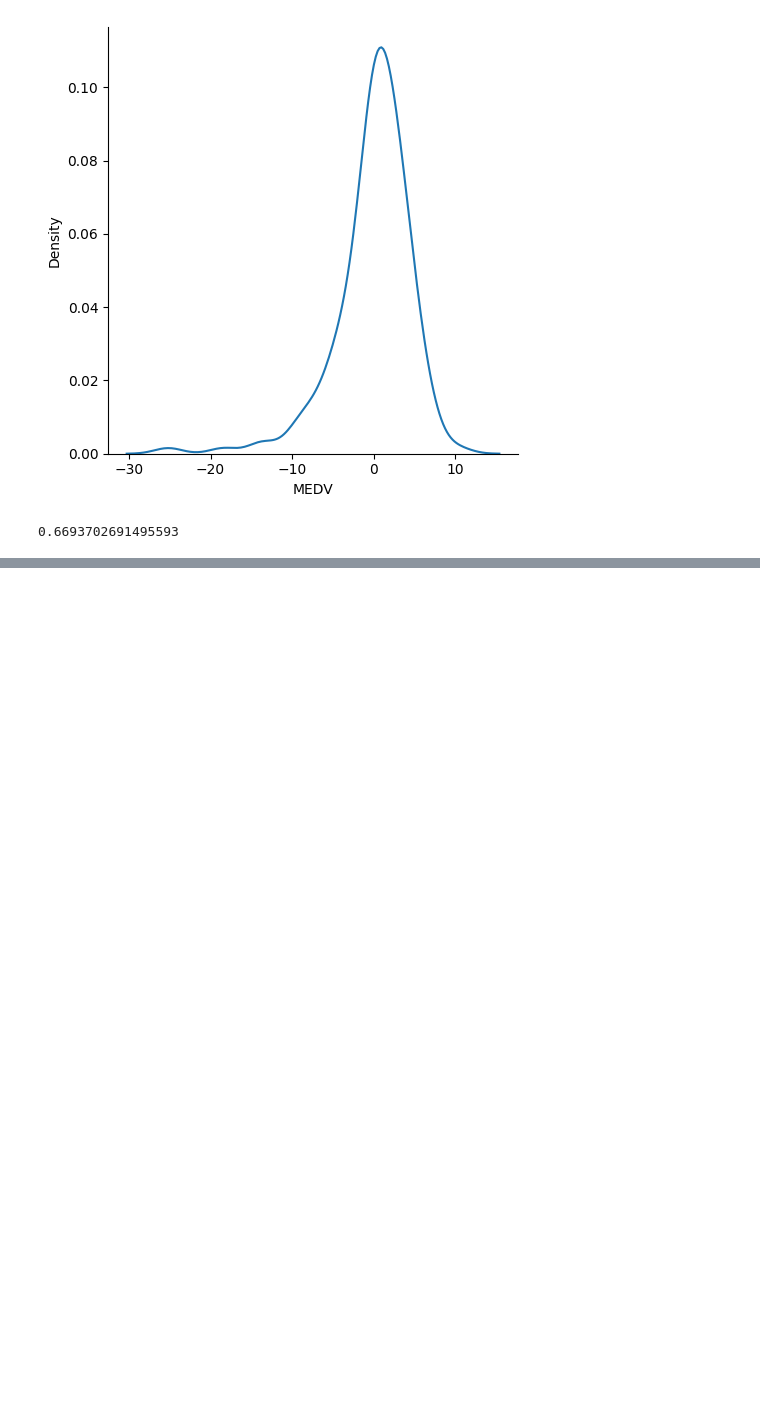
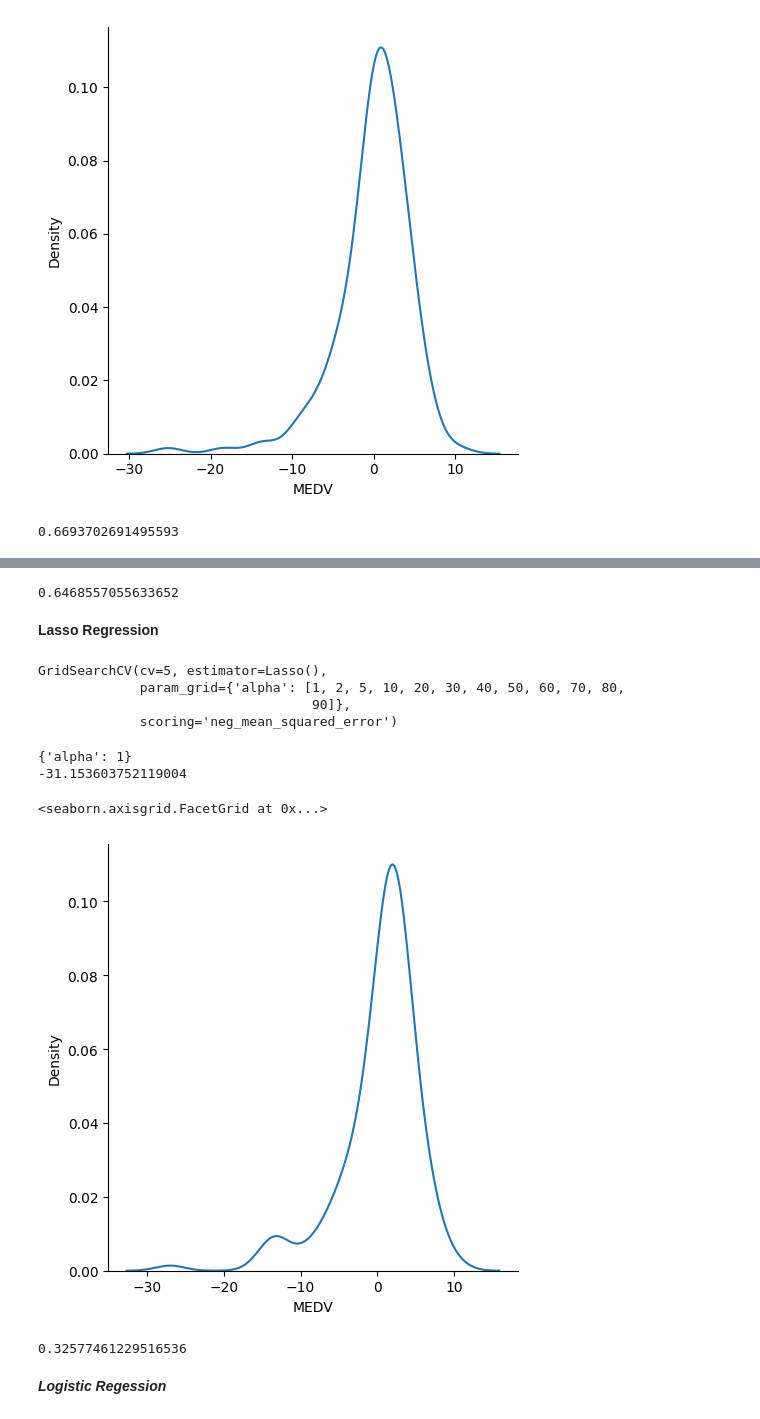
Before and after one commit to AatishKumar649/Machine-learning-all-algorithms, a Jupyter notebook: Machine_Learning_All_Algorithms.ipynb, the cells around one changed output, grey strips where cells are left out. Saved outputs shown, nothing was run; the diff lists cells and outputs as text; code cells hidden in the pictures; blank space fills up the shorter version.

```diff
--- a/Machine_Learning_All_Algorithms.ipynb
+++ b/Machine_Learning_All_Algorithms.ipynb
@@ -151,0 +190,6 @@ score
+# %%
+score
+# %% [output]
+0.6468557055633652
+# %% [markdown]
+**Lasso Regression**
@@ -151,0 +199,33 @@ score
+# %%
+lasso=Lasso()
+
+
+parameters={'alpha':[1,2,5,10,20,30,40,50,60,70,80,90]}
+lassocv=GridSearchCV(lasso,parameters,scoring='neg_mean_squared_error',cv=5)
+lassocv.fit(X_train,y_train)
+# %% [output]
+GridSearchCV(cv=5, estimator=Lasso(),
+             param_grid={'alpha': [1, 2, 5, 10, 20, 30, 40, 50, 60, 70, 80,
+                                   90]},
+             scoring='neg_mean_squared_error')
+# %%
+print(lassocv.best_params_)
+print(lassocv.best_score_)
+# %% [output]
+{'alpha': 1}
+-31.153603752119004
+# %%
+lasso_pred=lassocv.predict(X_test)
+# %%
+import seaborn as sns
+sns.displot(lasso_pred-y_test,kind='kde')
+# %% [output]
+<seaborn.axisgrid.FacetGrid at 0x...>
+[figure, added]
+# %%
+score=r2_score(lasso_pred,y_test)
+score
+# %% [output]
+0.32577461229516536
+# %% [markdown]
+***Logistic Regession***
```
Also changed, not shown: parts of 33 cells of this notebook.
